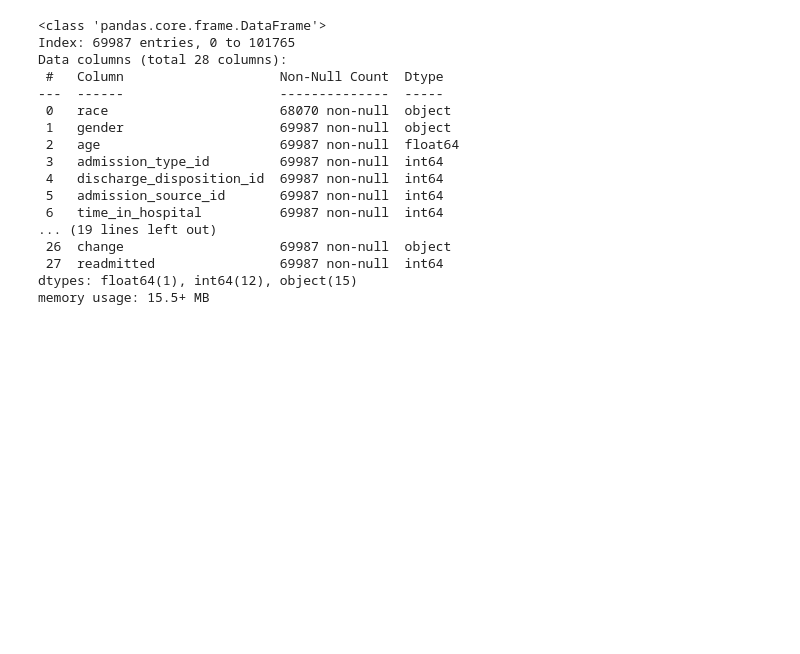
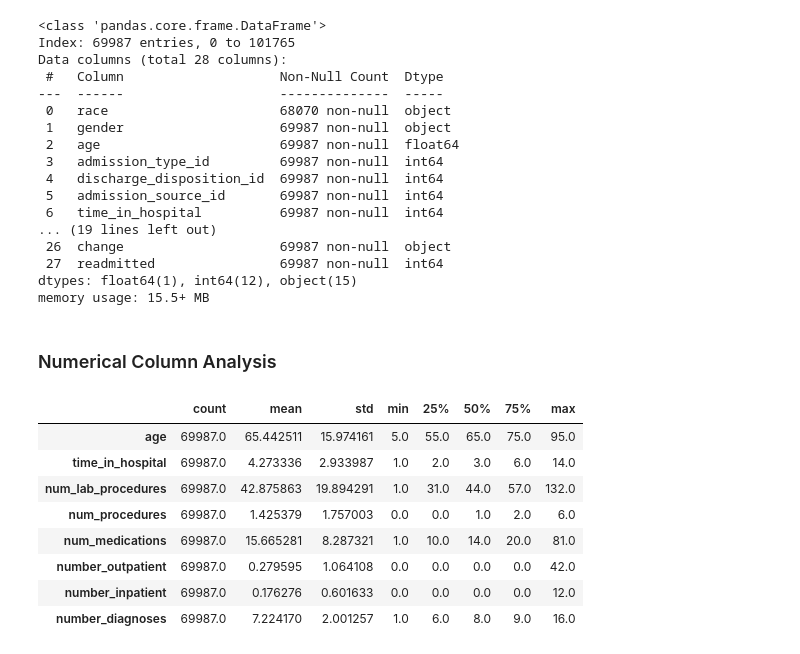
Before and after one commit to abhitoshj/diabetes-readmission, a Jupyter notebook: diabetes-readmission.ipynb, the cells around one changed output. Saved outputs shown, nothing was run; the diff lists cells and outputs as text; code cells hidden in the pictures; blank space fills up the shorter version.

```diff
--- a/diabetes-readmission.ipynb
+++ b/diabetes-readmission.ipynb
@@ -525,3 +526,5 @@ Data columns (total 28 columns):
  27  readmitted                69987 non-null  int64
 dtypes: float64(1), int64(12), object(15)
 memory usage: 15.5+ MB
+# %% [markdown]
+### Numerical Column Analysis ###
@@ -527,0 +535,12 @@ memory usage: 15.5+ MB
+# %%
+df[numerical_cols].describe().T
+# %% [output]
+|  | count | mean | std | min | 25% | 50% | 75% | max |
+| age | 69987.0 | 65.442511 | 15.974161 | 5.0 | 55.0 | 65.0 | 75.0 | 95.0 |
+| time_in_hospital | 69987.0 | 4.273336 | 2.933987 | 1.0 | 2.0 | 3.0 | 6.0 | 14.0 |
+| num_lab_procedures | 69987.0 | 42.875863 | 19.894291 | 1.0 | 31.0 | 44.0 | 57.0 | 132.0 |
+| num_procedures | 69987.0 | 1.425379 | 1.757003 | 0.0 | 0.0 | 1.0 | 2.0 | 6.0 |
+| num_medications | 69987.0 | 15.665281 | 8.287321 | 1.0 | 10.0 | 14.0 | 20.0 | 81.0 |
+| number_outpatient | 69987.0 | 0.279595 | 1.064108 | 0.0 | 0.0 | 0.0 | 0.0 | 42.0 |
+| number_inpatient | 69987.0 | 0.176276 | 0.601633 | 0.0 | 0.0 | 0.0 | 0.0 | 12.0 |
+| number_diagnoses | 69987.0 | 7.224170 | 2.001257 | 1.0 | 6.0 | 8.0 | 9.0 | 16.0 |
```
Also changed, not shown: parts of 7 cells of this notebook.
